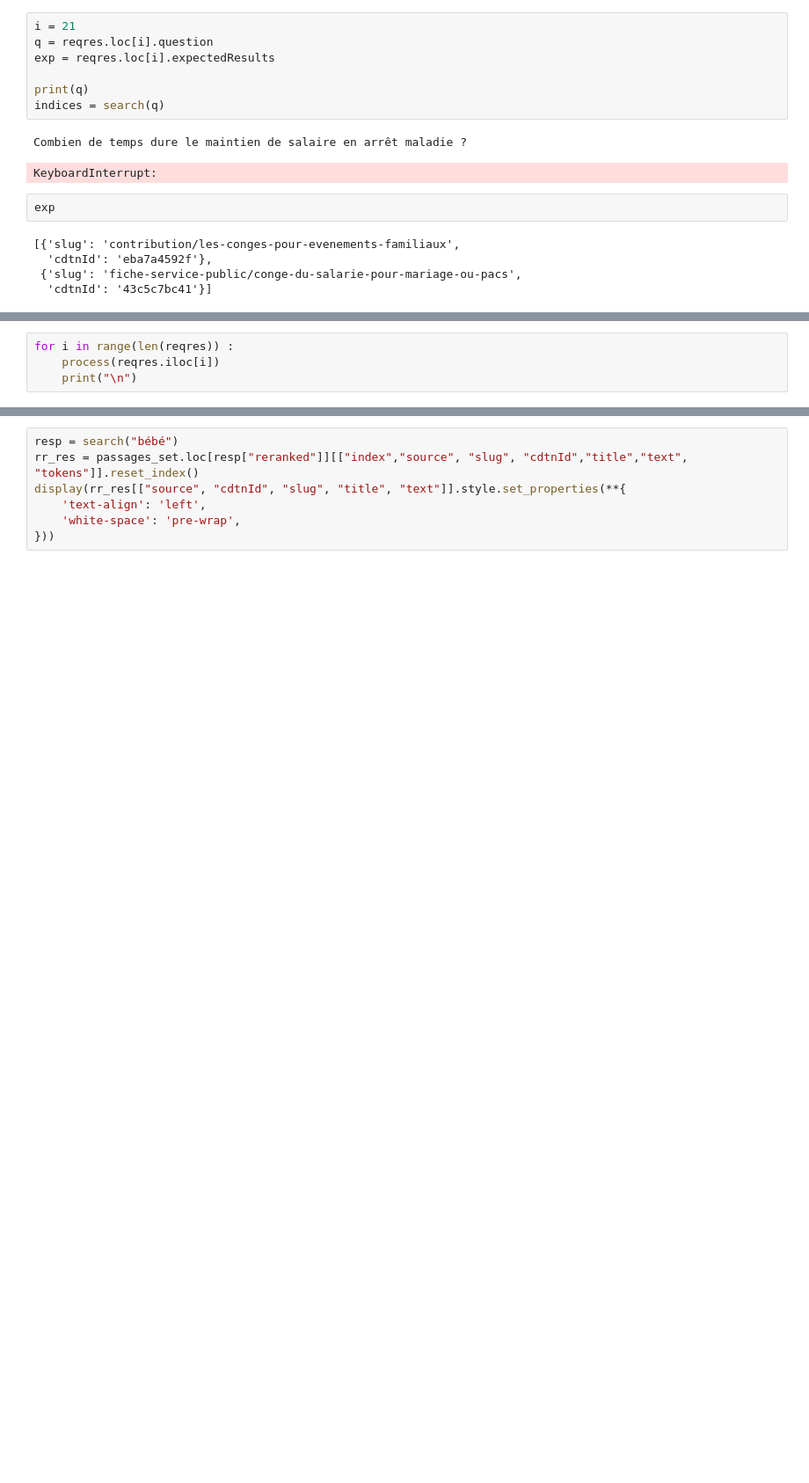
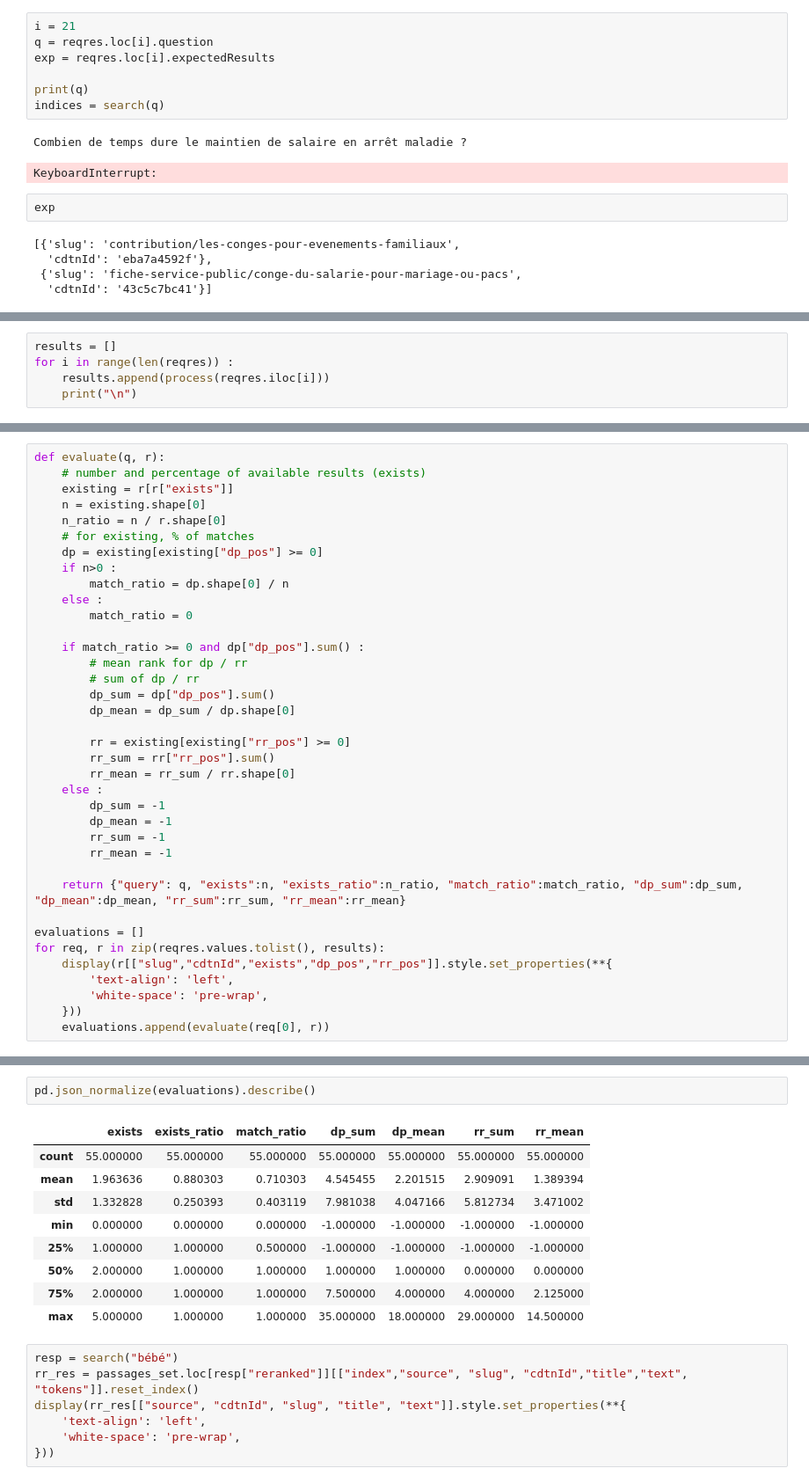
Before and after one commit to SocialGouv/cdtn-nlp, a Jupyter notebook: notebooks/xp_five.ipynb, the cells around one changed output, grey strips where cells are left out. Shown at 88% size. Saved outputs shown, nothing was run; the diff lists cells and outputs as text; blank space fills up the shorter version.

```diff
--- a/notebooks/xp_five.ipynb
+++ b/notebooks/xp_five.ipynb
@@ -270,6 +272,7 @@ def process(e, verbose = False) :
 # %%
+results = []
 for i in range(len(reqres)) :
-    process(reqres.iloc[i])
+    results.append(process(reqres.iloc[i]))
     print("\n")
 # %% [output]
 0
@@ -278,2 +313,38 @@ KeyboardInterrupt:
 # %%
+def evaluate(q, r):
+    # number and percentage of available results (exists)
+    existing = r[r["exists"]]
+    n = existing.shape[0]
+    n_ratio = n / r.shape[0]
+    # for existing, % of matches
+    dp = existing[existing["dp_pos"] >= 0]
+    if n>0 :
+        match_ratio = dp.shape[0] / n
+    else :
+        match_ratio = 0
+
+    if match_ratio >= 0 and dp["dp_pos"].sum() :
+        # mean rank for dp / rr
+        # sum of dp / rr
+        dp_sum = dp["dp_pos"].sum()
+        dp_mean = dp_sum / dp.shape[0]
+
+        rr = existing[existing["rr_pos"] >= 0]
+        rr_sum = rr["rr_pos"].sum()
+        rr_mean = rr_sum / rr.shape[0]
+    else :
+        dp_sum = -1
+        dp_mean = -1
+        rr_sum = -1
+        rr_mean = -1
+
+    return {"query": q, "exists":n, "exists_ratio":n_ratio, "match_ratio":match_ratio, "dp_sum":dp_sum, "dp_mean":dp_mean, "rr_sum":rr_sum, "rr_mean":rr_mean}
+
+evaluations = []
+for req, r in zip(reqres.values.tolist(), results):
+    display(r[["slug","cdtnId","exists","dp_pos","rr_pos"]].style.set_properties(**{
+        'text-align': 'left',
+        'white-space': 'pre-wrap',
+    }))
+    evaluations.append(evaluate(req[0], r))
 # %% [output]
@@ -297,3 +393,15 @@ KeyboardInterrupt:
+# %%
+pd.json_normalize(evaluations).describe()
+# %% [output]
+|  | exists | exists_ratio | match_ratio | dp_sum | dp_mean | rr_sum | rr_mean |
+| count | 55.000000 | 55.000000 | 55.000000 | 55.000000 | 55.000000 | 55.000000 | 55.000000 |
+| mean | 1.963636 | 0.880303 | 0.710303 | 4.545455 | 2.201515 | 2.909091 | 1.389394 |
+| std | 1.332828 | 0.250393 | 0.403119 | 7.981038 | 4.047166 | 5.812734 | 3.471002 |
+| min | 0.000000 | 0.000000 | 0.000000 | -1.000000 | -1.000000 | -1.000000 | -1.000000 |
+| 25% | 1.000000 | 1.000000 | 0.500000 | -1.000000 | -1.000000 | -1.000000 | -1.000000 |
+| 50% | 2.000000 | 1.000000 | 1.000000 | 1.000000 | 1.000000 | 0.000000 | 0.000000 |
+| 75% | 2.000000 | 1.000000 | 1.000000 | 7.500000 | 4.000000 | 4.000000 | 2.125000 |
+| max | 5.000000 | 1.000000 | 1.000000 | 35.000000 | 18.000000 | 29.000000 | 14.500000 |
 # %%
 resp = search("bébé")
 rr_res = passages_set.loc[resp["reranked"]][["index","source", "slug", "cdtnId","title","text", "tokens"]].reset_index()
```
Also changed, not shown: parts of 3 cells of this notebook, 2 other files.
